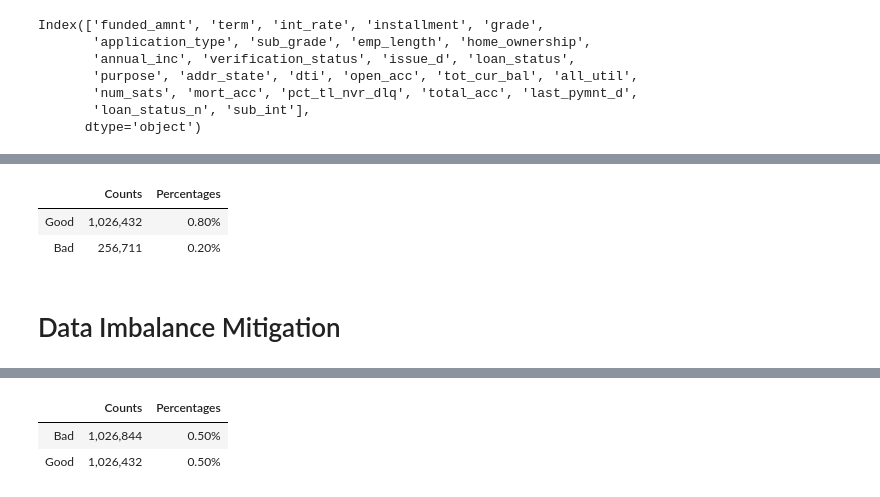
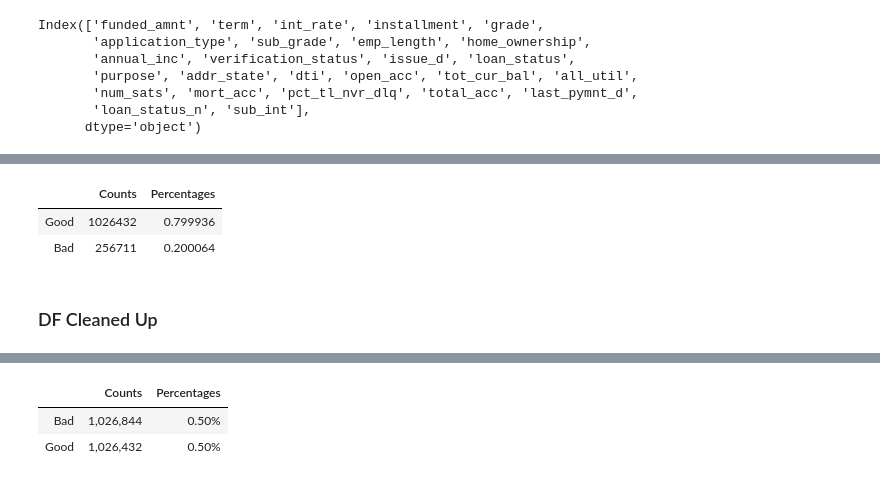
Before and after one commit to ppages01/FP_machinelearning, a Jupyter notebook: ml_ver2.ipynb, the cells around one changed output, grey strips where cells are left out. Saved outputs shown, nothing was run; the diff lists cells and outputs as text; code cells hidden in the pictures.

```diff
--- a/ml_ver2.ipynb
+++ b/ml_ver2.ipynb
@@ -94,3 +123,5 @@ data = df.copy()
+# %%
+data["dscr"] = 1 / (12 * data["installment"] / data["annual_inc"] + data["dti"] / 100 + 0.4)
 # %%
 data.describe()
 # %% [output]
@@ -164,16 +194,16 @@ loans = data['loan_status'].value_counts().plot(kind='bar')
 # %%
 initial_loan_status_df = pd.DataFrame({
     "Counts" : data["loan_status"].value_counts(),
     "Percentages" : data["loan_status"].value_counts(normalize = True)
 })
 
-initial_loan_status_df["Counts"] = initial_loan_status_df["Counts"].map("{:,.0f}".format)
-initial_loan_status_df["Percentages"] = initial_loan_status_df["Percentages"].map("{0:.2f}%".format)
+# initial_loan_status_df["Counts"] = initial_loan_status_df["Counts"].map("{:,.0f}".format)
+# initial_loan_status_df["Percentages"] = (initial_loan_status_df["Percentages"]*100).map("{0:.2f}%".format)
 
 initial_loan_status_df
 # %% [output]
 |  | Counts | Percentages |
-| Good | 1,026,432 | 0.80% |
-| Bad | 256,711 | 0.20% |
+| Good | 1026432 | 0.799936 |
+| Bad | 256711 | 0.200064 |
-# %% [markdown]
-# Data Imbalance Mitigation
+# %% [markdown]
+### DF Cleaned Up
```
Also changed, not shown: parts of 33 cells of this notebook.
